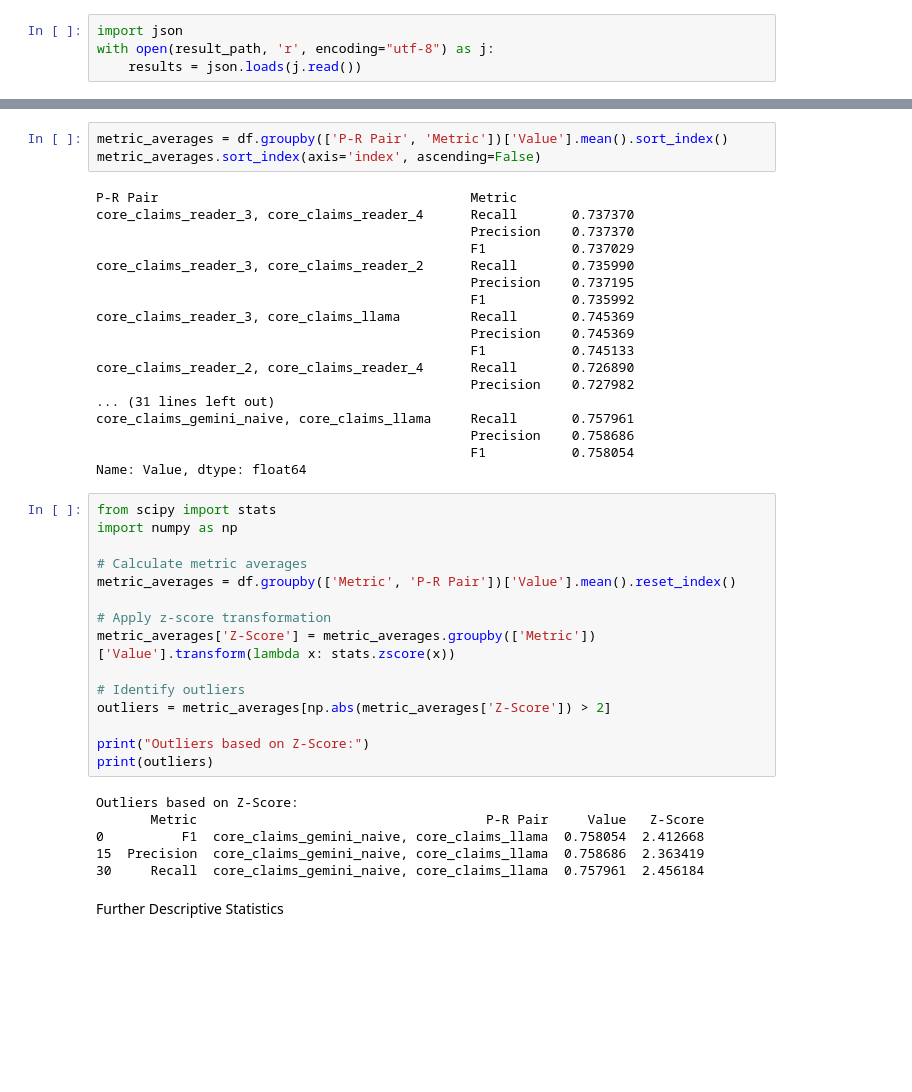
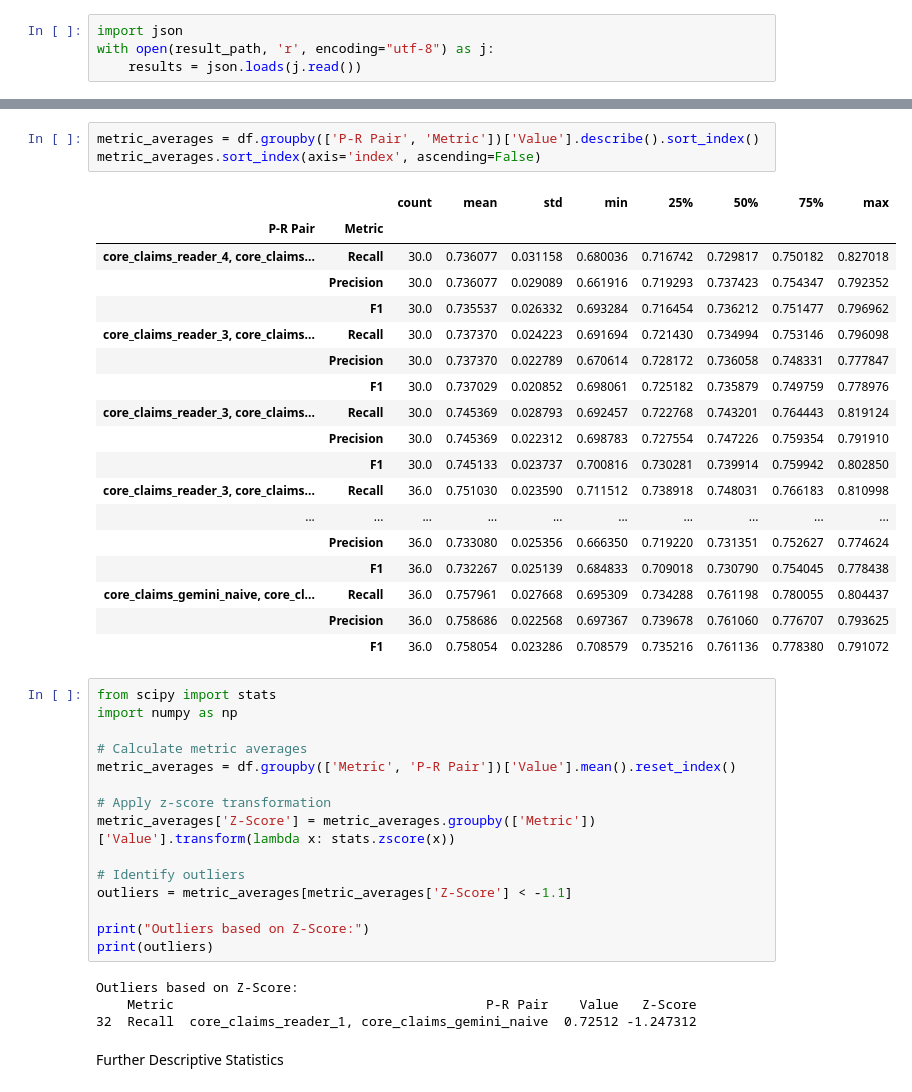
Before and after one commit to danielbauer1860/vericlaim, a Jupyter notebook: claim_extraction/bert_score_eval_notebook.ipynb, the cells around one changed output, grey strips where cells are left out. Saved outputs shown, nothing was run; the diff lists cells and outputs as text; blank space fills up the shorter version.

```diff
--- a/claim_extraction/bert_score_eval_notebook.ipynb
+++ b/claim_extraction/bert_score_eval_notebook.ipynb
@@ -180,24 +175,25 @@ plt.show()
 # %%
-metric_averages = df.groupby(['P-R Pair', 'Metric'])['Value'].mean().sort_index()
+metric_averages = df.groupby(['P-R Pair', 'Metric'])['Value'].describe().sort_index()
 metric_averages.sort_index(axis='index', ascending=False)
 # %% [output]
-P-R Pair                                        Metric
-core_claims_reader_3, core_claims_reader_4      Recall       0.737370
-                                                Precision    0.737370
-                                                F1           0.737029
-core_claims_reader_3, core_claims_reader_2      Recall       0.735990
-                                                Precision    0.737195
-                                                F1           0.735992
-core_claims_reader_3, core_claims_llama         Recall       0.745369
-                                                Precision    0.745369
-                                                F1           0.745133
-core_claims_reader_2, core_claims_reader_4      Recall       0.726890
-                                                Precision    0.727982
-... (31 lines left out)
-core_claims_gemini_naive, core_claims_llama     Recall       0.757961
-                                                Precision    0.758686
-                                                F1           0.758054
-Name: Value, dtype: float64
+|  |  | count | mean | std | min | 25% | 50% | 75% | max |
+| P-R Pair | Metric |  |  |  |  |  |  |  |  |
+| core_claims_reader_4, core_claims... | Recall | 30.0 | 0.736077 | 0.031158 | 0.680036 | 0.716742 | 0.729817 | 0.750182 | 0.827018 |
+|  | Precision | 30.0 | 0.736077 | 0.029089 | 0.661916 | 0.719293 | 0.737423 | 0.754347 | 0.792352 |
+|  | F1 | 30.0 | 0.735537 | 0.026332 | 0.693284 | 0.716454 | 0.736212 | 0.751477 | 0.796962 |
+| core_claims_reader_3, core_claims... | Recall | 30.0 | 0.737370 | 0.024223 | 0.691694 | 0.721430 | 0.734994 | 0.753146 | 0.796098 |
+|  | Precision | 30.0 | 0.737370 | 0.022789 | 0.670614 | 0.728172 | 0.736058 | 0.748331 | 0.777847 |
+|  | F1 | 30.0 | 0.737029 | 0.020852 | 0.698061 | 0.725182 | 0.735879 | 0.749759 | 0.778976 |
+| core_claims_reader_3, core_claims... | Recall | 30.0 | 0.745369 | 0.028793 | 0.692457 | 0.722768 | 0.743201 | 0.764443 | 0.819124 |
+|  | Precision | 30.0 | 0.745369 | 0.022312 | 0.698783 | 0.727554 | 0.747226 | 0.759354 | 0.791910 |
+|  | F1 | 30.0 | 0.745133 | 0.023737 | 0.700816 | 0.730281 | 0.739914 | 0.759942 | 0.802850 |
+| core_claims_reader_3, core_claims... | Recall | 36.0 | 0.751030 | 0.023590 | 0.711512 | 0.738918 | 0.748031 | 0.766183 | 0.810998 |
+| ... | ... | ... | ... | ... | ... | ... | ... | ... | ... |
+|  | Precision | 36.0 | 0.733080 | 0.025356 | 0.666350 | 0.719220 | 0.731351 | 0.752627 | 0.774624 |
+|  | F1 | 36.0 | 0.732267 | 0.025139 | 0.684833 | 0.709018 | 0.730790 | 0.754045 | 0.778438 |
+| core_claims_gemini_naive, core_cl... | Recall | 36.0 | 0.757961 | 0.027668 | 0.695309 | 0.734288 | 0.761198 | 0.780055 | 0.804437 |
+|  | Precision | 36.0 | 0.758686 | 0.022568 | 0.697367 | 0.739678 | 0.761060 | 0.776707 | 0.793625 |
+|  | F1 | 36.0 | 0.758054 | 0.023286 | 0.708579 | 0.735216 | 0.761136 | 0.778380 | 0.791072 |
 # %%
 from scipy import stats
 import numpy as np
@@ -209,15 +205,13 @@ metric_averages = df.groupby(['Metric', 'P-R Pair'])['Value'].mean().reset_index
 metric_averages['Z-Score'] = metric_averages.groupby(['Metric'])['Value'].transform(lambda x: stats.zscore(x))
 
 # Identify outliers
-outliers = metric_averages[np.abs(metric_averages['Z-Score']) > 2]
+outliers = metric_averages[metric_averages['Z-Score'] < -1.1]
 
 print("Outliers based on Z-Score:")
 print(outliers)
 # %% [output]
 Outliers based on Z-Score:
-       Metric                                     P-R Pair     Value   Z-Score
-0          F1  core_claims_gemini_naive, core_claims_llama  0.758054  2.412668
-15  Precision  core_claims_gemini_naive, core_claims_llama  0.758686  2.363419
-30     Recall  core_claims_gemini_naive, core_claims_llama  0.757961  2.456184
+    Metric                                        P-R Pair    Value   Z-Score
+32  Recall  core_claims_reader_1, core_claims_gemini_naive  0.72512 -1.247312
 # %% [markdown]
 Further Descriptive Statistics
```
Also changed, not shown: parts of 11 cells of this notebook, 11 other files.
